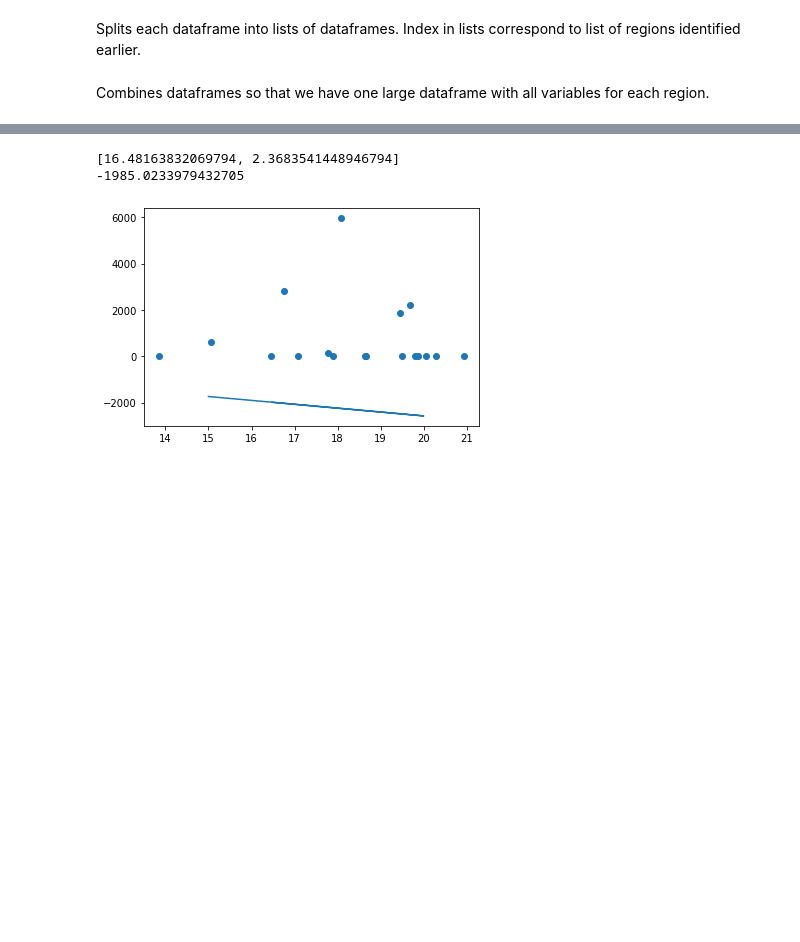
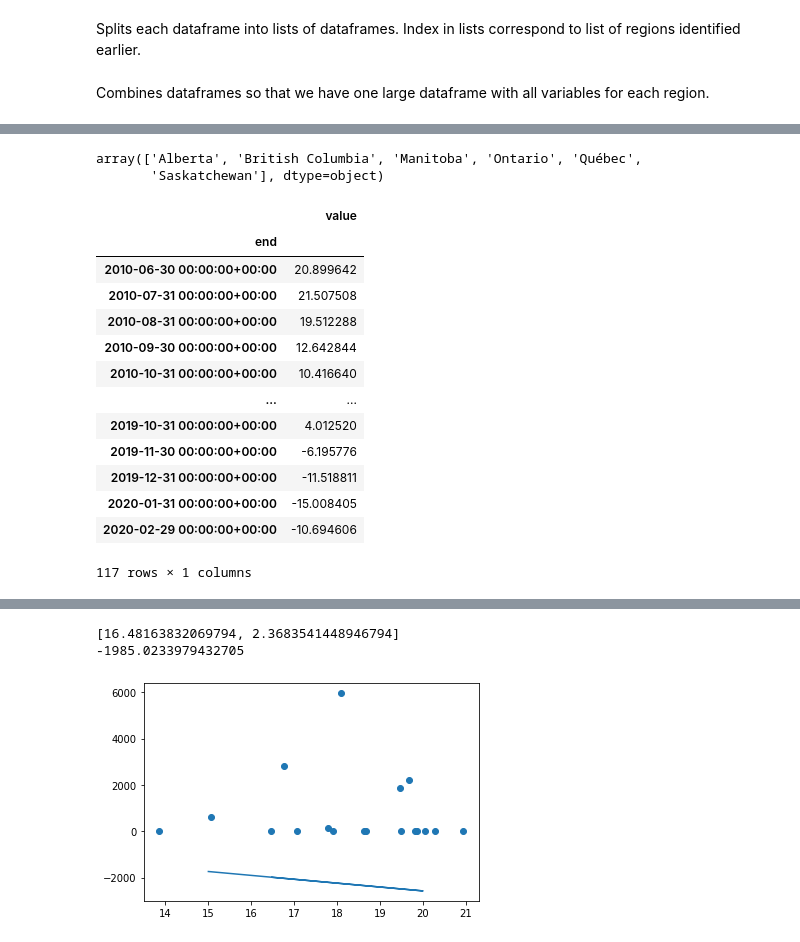
Before and after one commit to yu-lily/Canola-Oil-Predictions, a Jupyter notebook: Regression.ipynb, the cells around one changed output, grey strips where cells are left out. Saved outputs shown, nothing was run; the diff lists cells and outputs as text; code cells hidden in the pictures; blank space fills up the shorter version.

```diff
--- a/Regression.ipynb
+++ b/Regression.ipynb
@@ -155,0 +135,22 @@ rain_plot = plt.figure()
+# %%
+prices['Region'].unique()
+# %% [output]
+array(['Alberta', 'British Columbia', 'Manitoba', 'Ontario', 'Québec',
+       'Saskatchewan'], dtype=object)
+# %%
+temp_by_region[0][['value']].loc['2010-6-1':'2020-6-10']
+# %% [output]
+|  | value |
+| end |  |
+| 2010-06-30 00:00:00+00:00 | 20.899642 |
+| 2010-07-31 00:00:00+00:00 | 21.507508 |
+| 2010-08-31 00:00:00+00:00 | 19.512288 |
+| 2010-09-30 00:00:00+00:00 | 12.642844 |
+| 2010-10-31 00:00:00+00:00 | 10.416640 |
+| ... | ... |
+| 2019-10-31 00:00:00+00:00 | 4.012520 |
+| 2019-11-30 00:00:00+00:00 | -6.195776 |
+| 2019-12-31 00:00:00+00:00 | -11.518811 |
+| 2020-01-31 00:00:00+00:00 | -15.008405 |
+| 2020-02-29 00:00:00+00:00 | -10.694606 |
+117 rows × 1 columns
```
Also changed, not shown: parts of 9 cells of this notebook, 1 other file.
